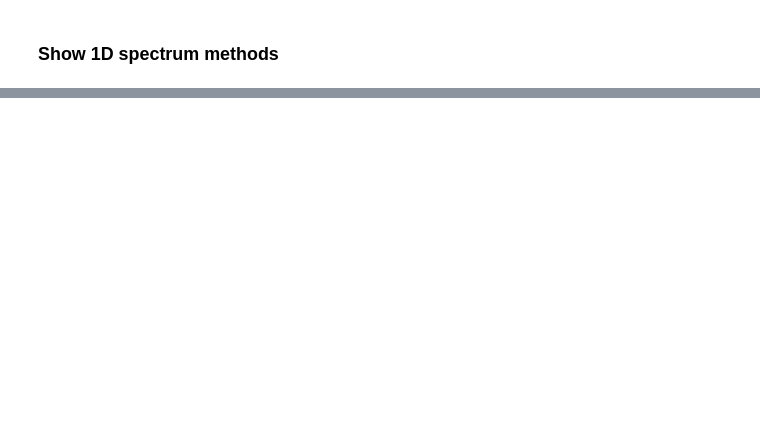
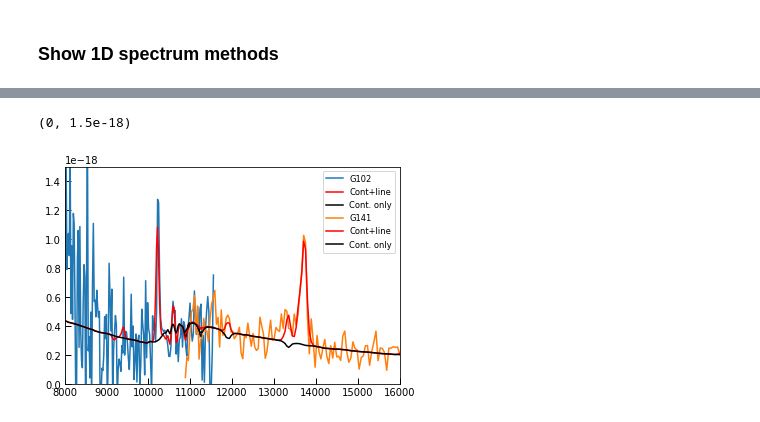
Before and after one commit to gbrammer/grizli-binder, a Jupyter notebook: Demo1D/Grizli-oned.ipynb, the cells around one changed output, grey strips where cells are left out. Saved outputs shown, nothing was run; the diff lists cells and outputs as text; code cells hidden in the pictures; blank space fills up the shorter version.

```diff
--- a/Demo1D/Grizli-oned.ipynb
+++ b/Demo1D/Grizli-oned.ipynb
@@ -43,0 +145,25 @@ mb.oned_figure(tfit=tfit, bin=1, units='flam',
+# %%
+# If you don't want the spectrum but just want the "convolved" model
+sp = mb.oned_spectrum(tfit=tfit, bin=1)
+
+plot_flam = True
+
+for grism in sp:
+    if plot_flam:
+        # To convert to F-lambda units, divide by the
+        # "flat" array, which is an extraction for a flat-flambda model
+        # with f_lambda = 1 erg/s/cm2/A.
+        to_flam = 1./sp[grism]['flat']
+    else:
+        to_flam = 1
+
+    plt.plot(sp[grism]['wave'], sp[grism]['flux']*to_flam, label=grism)
+    plt.plot(sp[grism]['wave'], sp[grism]['line']*to_flam, label='Cont+line', color='r')
+    plt.plot(sp[grism]['wave'], sp[grism]['cont']*to_flam, label='Cont. only', color='k')
+
+plt.legend()
+plt.xlim(8000,1.6e4)
+plt.ylim(0,1.5e-18)
+# %% [output]
+(0, 1.5e-18)
+[figure, added]
```
Also changed, not shown: parts of 8 cells of this notebook.
